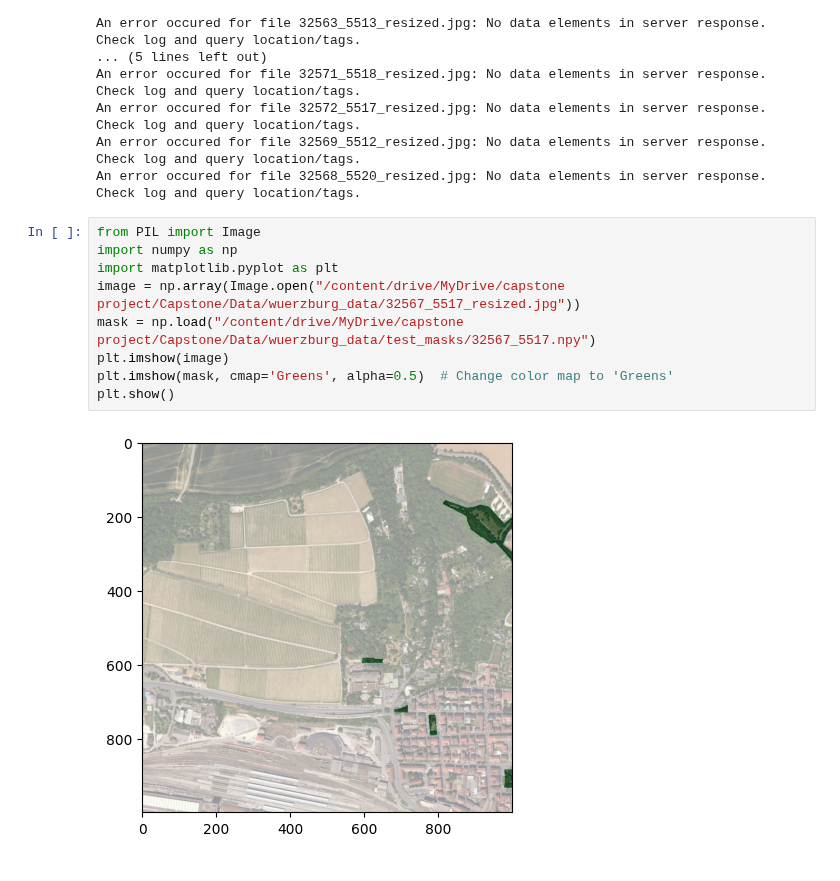
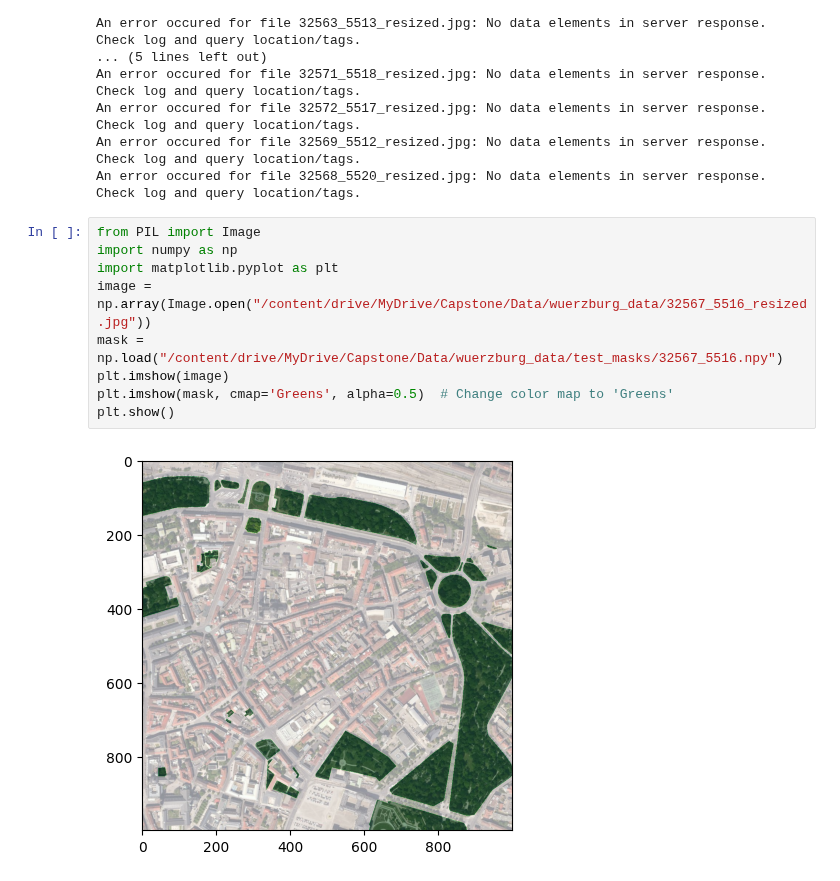
Before and after one commit to kleenman/tds_capstone, a Jupyter notebook: munich_data.ipynb, the cells around one changed output. Drawn from its saved outputs; the diff is of its cells as text.

```diff
--- a/munich_data.ipynb
+++ b/munich_data.ipynb
@@ -345,11 +345,11 @@ An error occured for file 32568_5520_resized.jpg: No data elements in server res
 # %%
 from PIL import Image
 import numpy as np
 import matplotlib.pyplot as plt
-image = np.array(Image.open("/content/drive/MyDrive/capstone project/Capstone/Data/wuerzburg_data/32567_5517_resized.jpg"))
-mask = np.load("/content/drive/MyDrive/capstone project/Capstone/Data/wuerzburg_data/test_masks/32567_5517.npy")
+image = np.array(Image.open("/content/drive/MyDrive/Capstone/Data/wuerzburg_data/32567_5516_resized.jpg"))
+mask = np.load("/content/drive/MyDrive/Capstone/Data/wuerzburg_data/test_masks/32567_5516.npy")
 plt.imshow(image)
 plt.imshow(mask, cmap='Greens', alpha=0.5)  # Change color map to 'Greens'
 plt.show()
 # %% [output]
-[figure, old version]
+[figure, new version]
```
Also changed, not shown: parts of 3 cells of this notebook.
